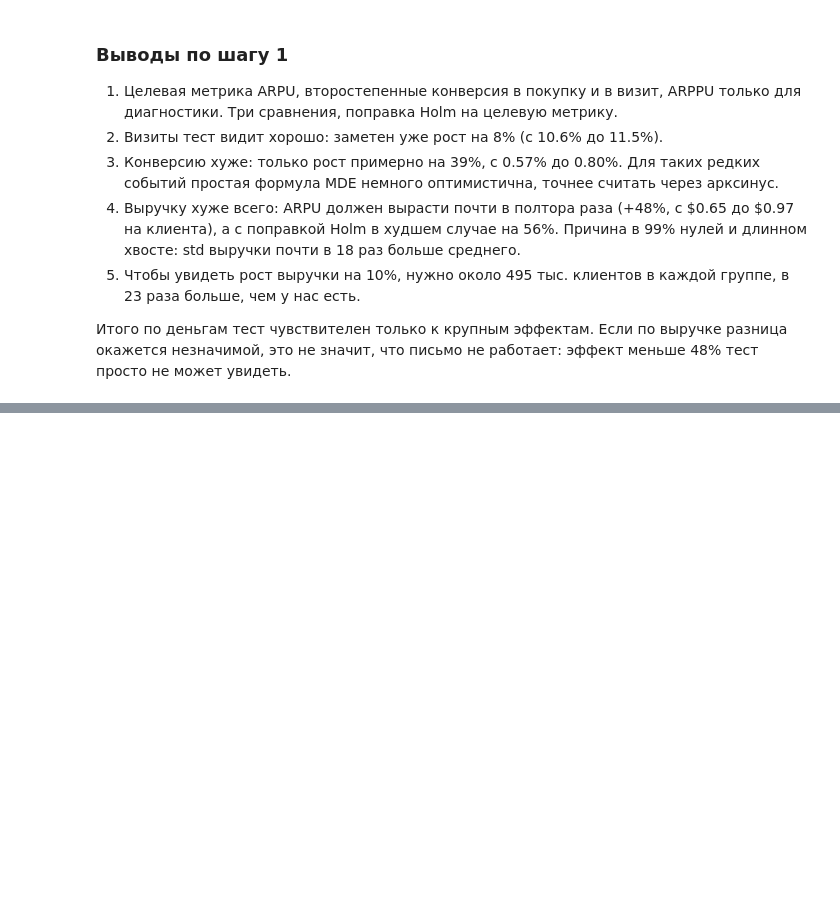
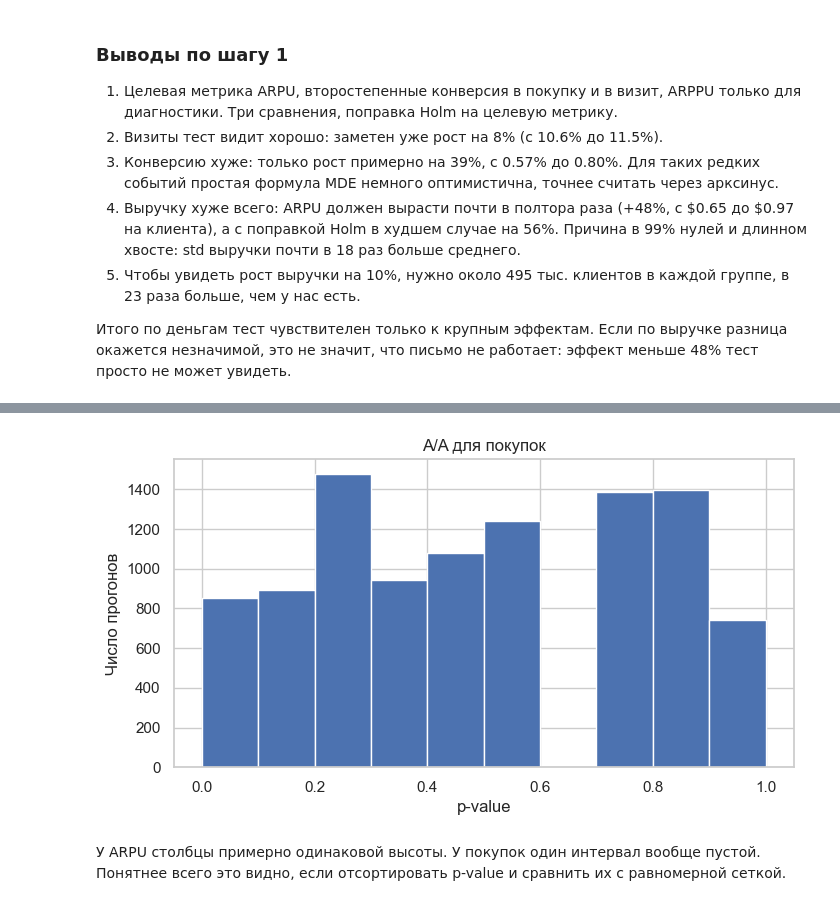
Before and after one commit to idanrus/email-ab-test, a Jupyter notebook: ab_test.ipynb, the cells around one changed output, grey strips where cells are left out. Cells and saved outputs as stored; diff of their text form; code cells hidden in the pictures; blank space fills up the shorter version.

```diff
--- a/ab_test.ipynb
+++ b/ab_test.ipynb
@@ -514,0 +648,9 @@ n_10, n_10_sm, n_10 / n
+# %%
+plt.figure(figsize=(8, 4))
+plt.hist(aa_p_values['Покупки'], bins=bins, edgecolor='white')
+plt.gca().set(title='A/A для покупок', xlabel='p-value', ylabel='Число прогонов')
+plt.savefig('images/aa_conversion_hist.png', dpi=150, bbox_inches='tight')
+# %% [output]
+[figure, added]
+# %% [markdown]
+У ARPU столбцы примерно одинаковой высоты. У покупок один интервал вообще пустой. Понятнее всего это видно, если отсортировать p-value и сравнить их с равномерной сеткой.
```
Also changed, not shown: parts of 34 cells of this notebook, 1 other file.
